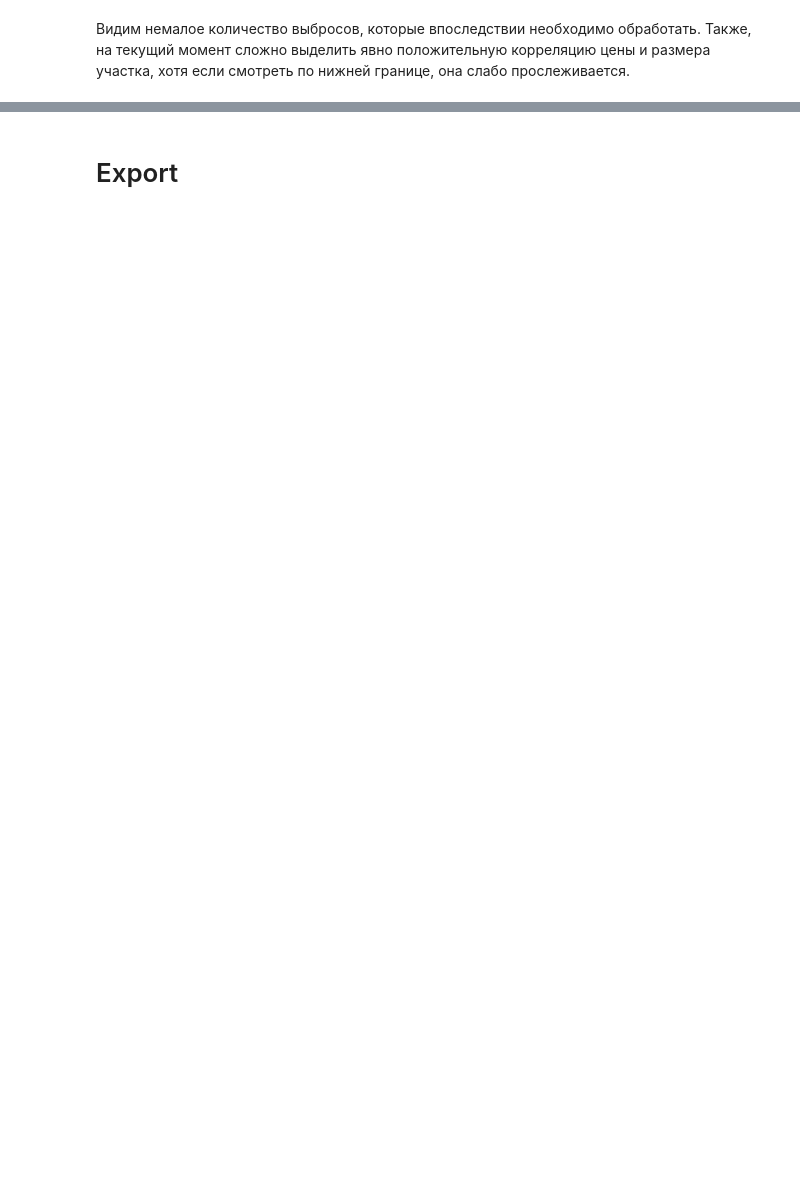
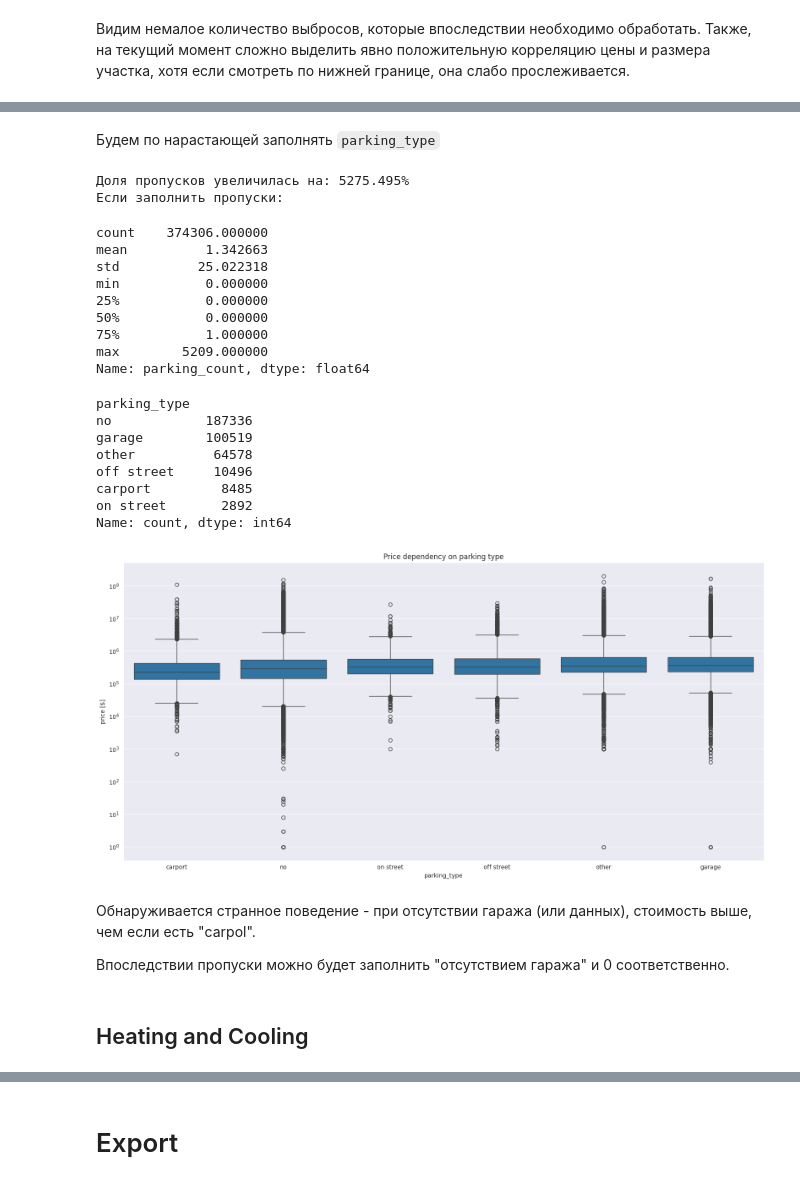
Before and after one commit to mvulf/housing_cost, a Jupyter notebook: notebooks/1.0-mv-data-understanding.ipynb, the cells around one changed output, grey strips where cells are left out. Drawn from its saved outputs; the diff is of its cells as text; code cells hidden in the pictures; blank space fills up the shorter version.

Commit message:
[ADD] Heating and Cooling analysis

```diff
--- a/notebooks/1.0-mv-data-understanding.ipynb
+++ b/notebooks/1.0-mv-data-understanding.ipynb
@@ -2428,0 +2401,14 @@ Name: lotsize, dtype: float64
+# %%
+parking = df['parking'].str.lower().str.strip()
+
+display(
+    parking[
+        parking.str.contains(r'[^0-9]', regex=True, na=False)
+    ].value_counts(dropna=False).head(30)
+)
+
+parking_nans_cnt = parking.isna().sum()
+print(
+    f'Доля пропусков:',
+    utils.get_percentage(parking_nans_cnt, df.shape[0])
+)
@@ -2428,0 +2603,59 @@ Name: lotsize, dtype: float64
+# %% [markdown]
+Будем по нарастающей заполнять `parking_type`
+# %%
+df = build_features.get_df_parking(df)
+print(
+    f'Доля пропусков увеличилась на:',
+    utils.get_percentage(
+        df['parking_type'].isna().sum()-parking_nans_cnt,
+        parking_nans_cnt
+    )
+)
+
+df_copy = df.copy()
+df_copy['parking_type'] = df_copy['parking_type'].fillna('no')
+df_copy['parking_count'] = df_copy['parking_count'].fillna(0)
+
+print('Если заполнить пропуски:')
+display(df_copy['parking_count'].describe())
+display(df_copy['parking_type'].value_counts(dropna=False))
+
+visualize.plot_boxplot(
+    df_copy,
+    numeric_feature='target',
+    categorical_feature='parking_type',
+    orient='v',
+    log_scale=True,
+    numeric_label='price [$]',
+    title='Price dependency on parking type',
+    figsize=(16,8),
+    ordered=True
+);
+plt.tight_layout()
+# %% [output]
+Доля пропусков увеличилась на: 5275.495%
+Если заполнить пропуски:
+count    374306.000000
+mean          1.342663
+std          25.022318
+min           0.000000
+25%           0.000000
+50%           0.000000
+75%           1.000000
+max        5209.000000
+Name: parking_count, dtype: float64
+parking_type
+no            187336
+garage        100519
+other          64578
+off street     10496
+carport         8485
+on street       2892
+Name: count, dtype: int64
+[figure, added]
+# %% [markdown]
+Обнаруживается странное поведение - при отсутствии гаража (или данных), стоимость выше, чем если есть "carpol".
+
+Впоследствии пропуски можно будет заполнить "отсутствием гаража" и 0 соответственно.
+# %% [markdown]
+## Heating and Cooling
```
Also changed, not shown: parts of 20 cells of this notebook, 7 other files.
